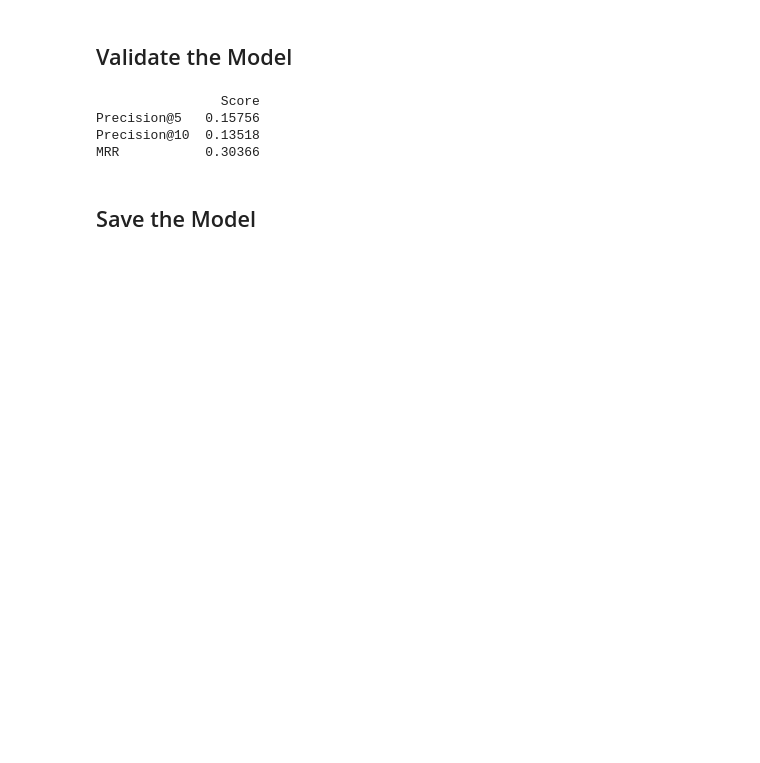
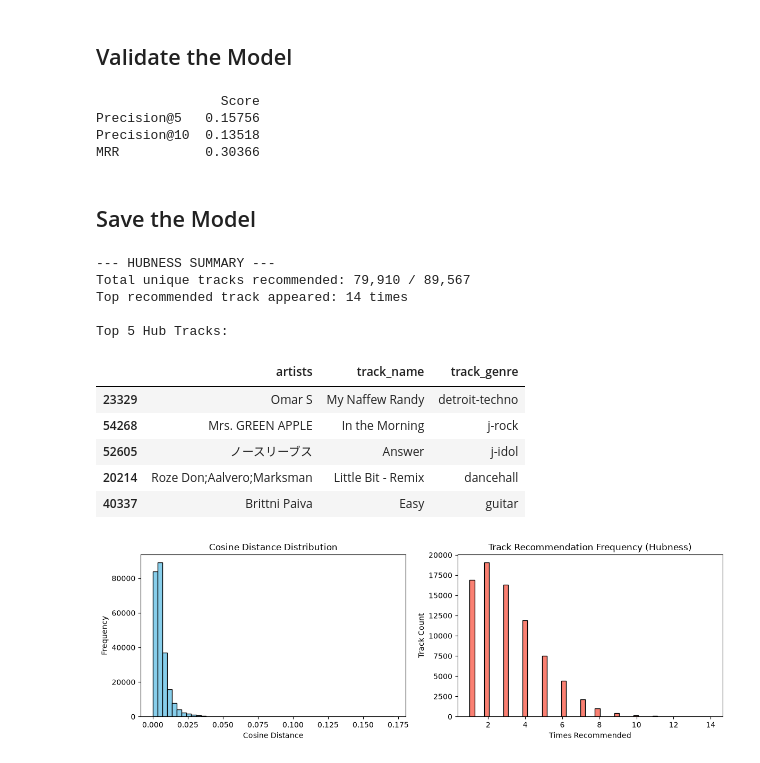
Before and after one commit to kevzjhu/Spotify-Stats, a Jupyter notebook: tracks_dataset.ipynb, the cells around one changed output. Drawn from its saved outputs; the diff is of its cells as text; code cells hidden in the pictures; blank space fills up the shorter version.

```diff
--- a/tracks_dataset.ipynb
+++ b/tracks_dataset.ipynb
@@ -206,7 +206,7 @@ plot_feature_distributions(df, model_features, [], cols, rows)
 Non-normal variables detected by normaltest (9/9):
 ['danceability', 'energy', 'valence', 'tempo', 'loudness_processed', 'acousticness_processed', 'instrumentalness_processed', 'speechiness_processed', 'liveness_processed']
 # %%
-scaler = MinMaxScaler()
+scaler = StandardScaler()
 X_scaled = scaler.fit_transform(df[model_features])
 
 # Apply Domain Feature Weights
@@ -328,3 +310,50 @@ Precision@10  0.13518
 MRR           0.30366
 # %% [markdown]
 ## Save the Model
+# %%
+# 1. Query top-10 neighbors for a 5,000-song sample
+sample_indices = np.random.choice(len(df), size=5000, replace=False)
+distances, indices = nn_model.kneighbors(X_scaled[sample_indices])
+
+# Exclude seed tracks (column 0)
+neighbor_indices_flat = indices[:, 1:].flatten()
+neighbor_distances_flat = distances[:, 1:].flatten()
+
+# 2. Count neighbor occurrence frequency (Hubness)
+track_counts = pd.Series(neighbor_indices_flat).value_counts()
+
+print("--- HUBNESS SUMMARY ---")
+print(f"Total unique tracks recommended: {len(track_counts):,} / {len(df):,}")
+print(f"Top recommended track appeared: {track_counts.iloc[0]} times")
+
+# Display top 5 most frequently recommended songs
+top_hub_indices = track_counts.head(5).index
+print("\nTop 5 Hub Tracks:")
+display(df.iloc[top_hub_indices][['artists', 'track_name', 'track_genre']])
+
+# 3. Plot Distance Distribution & Hubness
+fig, axes = plt.subplots(1, 2, figsize=(12, 4))
+axes[0].hist(neighbor_distances_flat, bins=50, color='skyblue', edgecolor='black')
+axes[0].set_title('Cosine Distance Distribution')
+axes[0].set_xlabel('Cosine Distance')
+axes[0].set_ylabel('Frequency')
+
+axes[1].hist(track_counts.values, bins=50, color='salmon', edgecolor='black')
+axes[1].set_title('Track Recommendation Frequency (Hubness)')
+axes[1].set_xlabel('Times Recommended')
+axes[1].set_ylabel('Track Count')
+plt.tight_layout()
+plt.show()
+# %% [output]
+--- HUBNESS SUMMARY ---
+Total unique tracks recommended: 79,910 / 89,567
+Top recommended track appeared: 14 times
+
+Top 5 Hub Tracks:
+|  | artists | track_name | track_genre |
+| 23329 | Omar S | My Naffew Randy | detroit-techno |
+| 54268 | Mrs. GREEN APPLE | In the Morning | j-rock |
+| 52605 | ノースリーブス | Answer | j-idol |
+| 20214 | Roze Don;Aalvero;Marksman | Little Bit - Remix | dancehall |
+| 40337 | Brittni Paiva | Easy | guitar |
+[figure, added]
```
Also changed, not shown: parts of 3 cells of this notebook, 3 other files.
